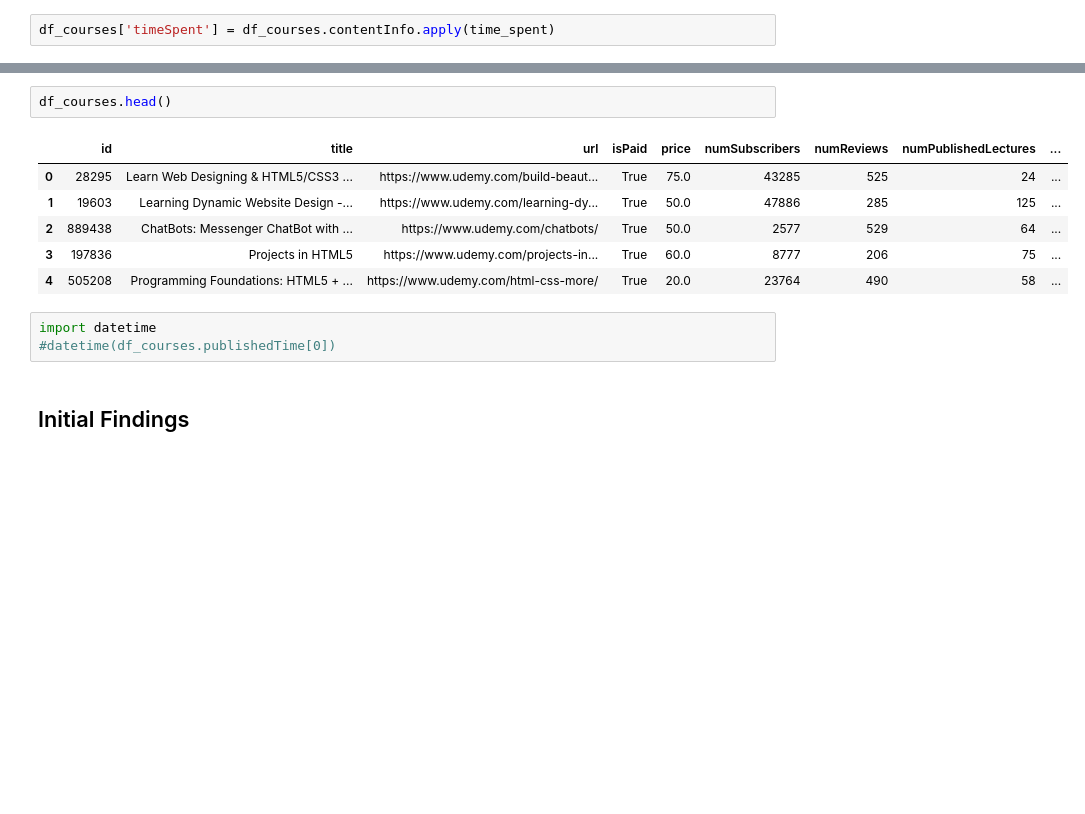
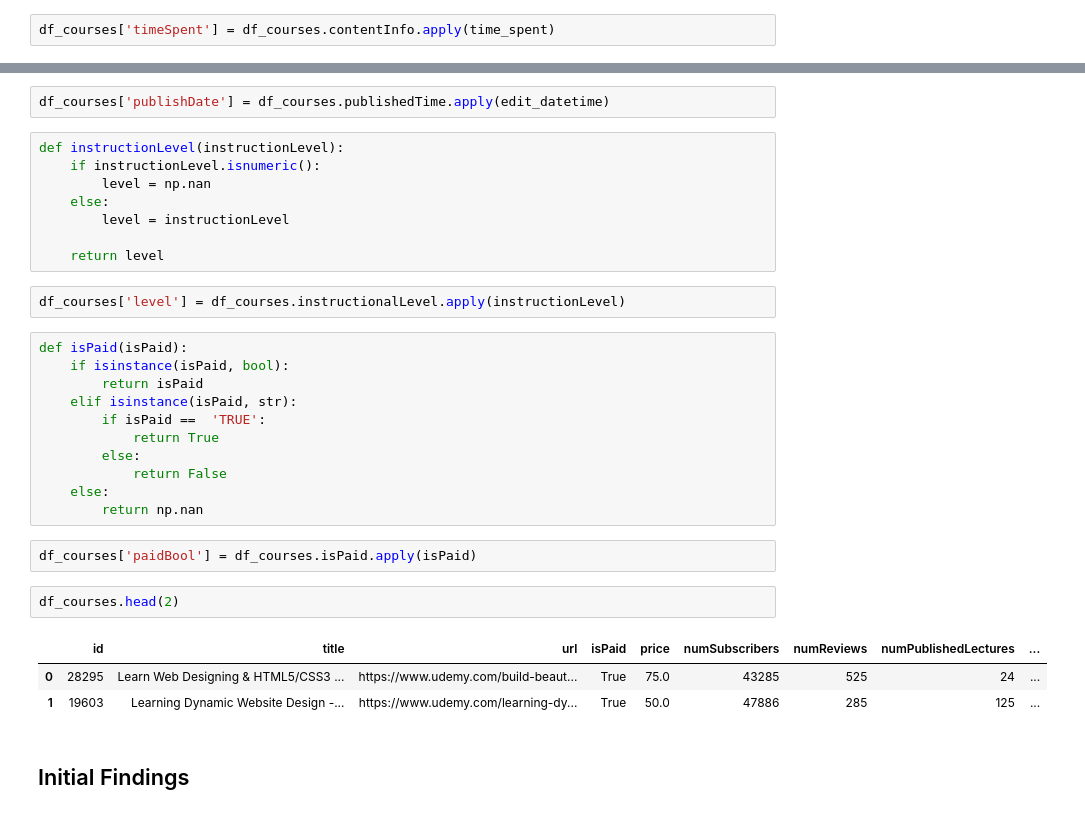
Before and after one commit to Daesparz/analysis_udemy_courses, a Jupyter notebook: Data_analysis/initial_findings.ipynb, the cells around one changed output, grey strips where cells are left out. Cells and saved outputs as stored; diff of their text form; blank space fills up the shorter version.

```diff
--- a/Data_analysis/initial_findings.ipynb
+++ b/Data_analysis/initial_findings.ipynb
@@ -99,15 +110,34 @@ df_courses['timeSpent'] = df_courses.contentInfo.apply(time_spent)
+# %%
+df_courses['publishDate'] = df_courses.publishedTime.apply(edit_datetime)
+# %%
+def instructionLevel(instructionLevel):
+    if instructionLevel.isnumeric():
+        level = np.nan
+    else:
+        level = instructionLevel
+
+    return level
+# %%
+df_courses['level'] = df_courses.instructionalLevel.apply(instructionLevel)
+# %%
+def isPaid(isPaid):
+    if isinstance(isPaid, bool):
+        return isPaid
+    elif isinstance(isPaid, str):
+        if isPaid ==  'TRUE':
+            return True
+        else:
+            return False
+    else:
+        return np.nan
+# %%
+df_courses['paidBool'] = df_courses.isPaid.apply(isPaid)
 # %%
-df_courses.head()
+df_courses.head(2)
 # %% [output]
 |  | id | title | url | isPaid | price | numSubscribers | numReviews | numPublishedLectures | ... |
 | 0 | 28295 | Learn Web Designing & HTML5/CSS3 ... | https://www.udemy.com/build-beaut... | True | 75.0 | 43285 | 525 | 24 | ... |
 | 1 | 19603 | Learning Dynamic Website Design -... | https://www.udemy.com/learning-dy... | True | 50.0 | 47886 | 285 | 125 | ... |
-| 2 | 889438 | ChatBots: Messenger ChatBot with ... | https://www.udemy.com/chatbots/ | True | 50.0 | 2577 | 529 | 64 | ... |
-| 3 | 197836 | Projects in HTML5 | https://www.udemy.com/projects-in... | True | 60.0 | 8777 | 206 | 75 | ... |
-| 4 | 505208 | Programming Foundations: HTML5 + ... | https://www.udemy.com/html-css-more/ | True | 20.0 | 23764 | 490 | 58 | ... |
-# %%
-import datetime
-#datetime(df_courses.publishedTime[0])
 # %% [markdown]
 ## Initial Findings
 # %% [markdown]
```
Also changed, not shown: parts of 19 cells of this notebook.
